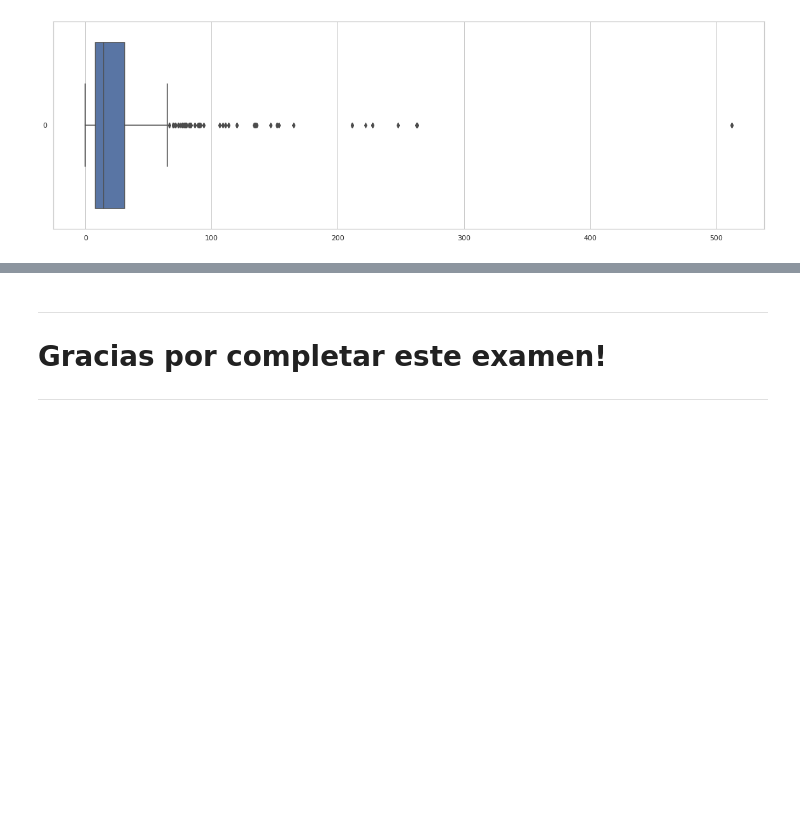
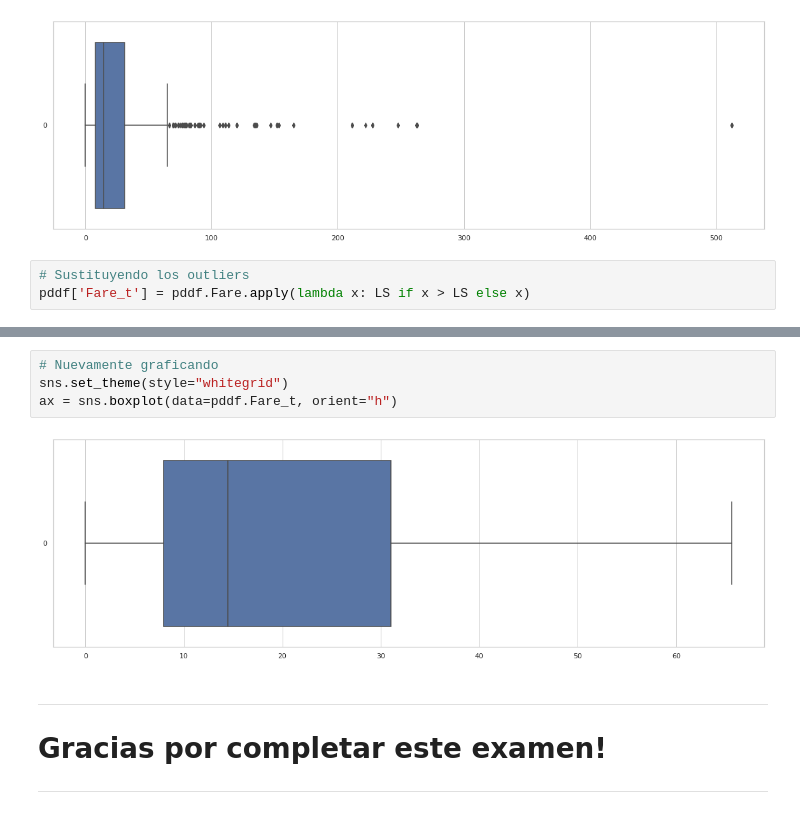
Before and after one commit to 3p3r4lt4/3p3r4lt4, a Jupyter notebook: Examen/examen_final_python_intermedio.ipynb, the cells around one changed output, grey strips where cells are left out. Cells and saved outputs as stored; diff of their text form; blank space fills up the shorter version.

```diff
--- a/Examen/examen_final_python_intermedio.ipynb
+++ b/Examen/examen_final_python_intermedio.ipynb
@@ -514,3 +507,6 @@ sns.set_theme(style="whitegrid")
 ax = sns.boxplot(data=pddf.Fare, orient="h")
 # %% [output]
 [figure]
+# %%
+# Sustituyendo los outliers
+pddf['Fare_t'] = pddf.Fare.apply(lambda x: LS if x > LS else x)
@@ -517,3 +529,9 @@ ax = sns.boxplot(data=pddf.Fare, orient="h")
+# %%
+# Nuevamente graficando
+sns.set_theme(style="whitegrid")
+ax = sns.boxplot(data=pddf.Fare_t, orient="h")
+# %% [output]
+[figure, added]
 # %% [markdown]
 ---
 
```
Also changed, not shown: parts of 2 cells of this notebook.
